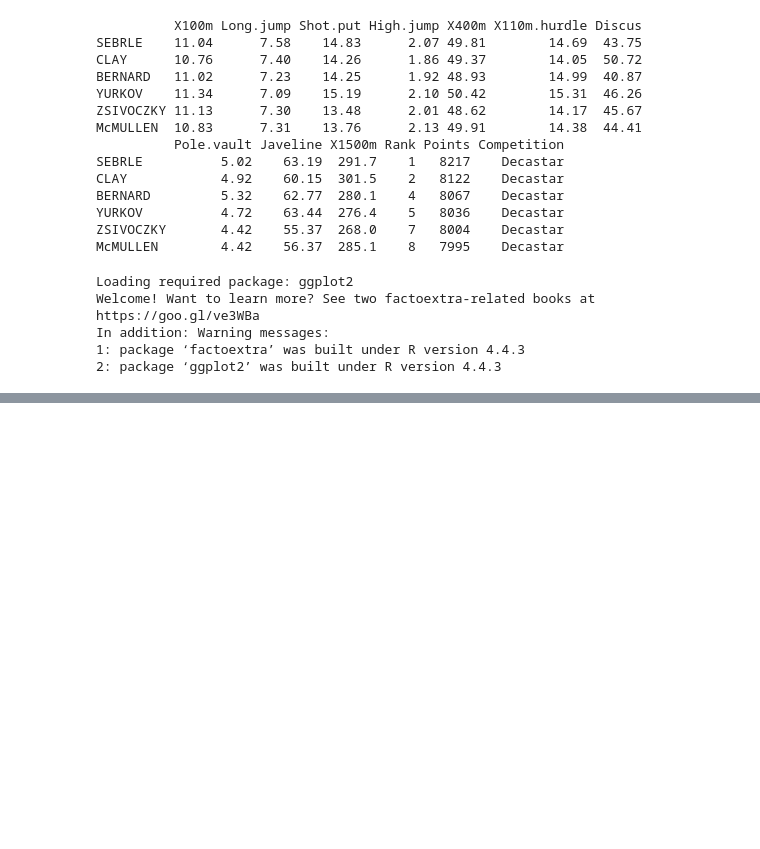
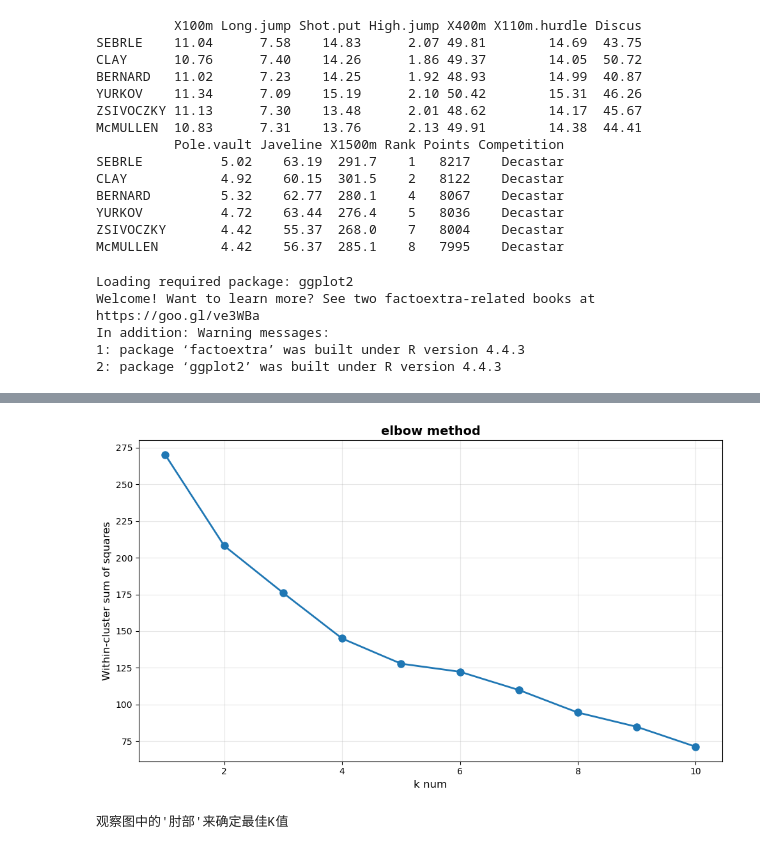
Before and after one commit to DrVinceee/Lab_2021, a Jupyter notebook: Lab_Py.ipynb, the cells around one changed output, grey strips where cells are left out. Saved outputs shown, nothing was run; the diff lists cells and outputs as text; code cells hidden in the pictures; blank space fills up the shorter version.

```diff
--- a/Lab_Py.ipynb
+++ b/Lab_Py.ipynb
@@ -194,0 +258,23 @@ plt.show()
+# %%
+# 肘部法则 (Elbow Method) - 确定最佳K值
+inertias = []
+K_range = range(1, 11)
+
+for k in K_range:
+    kmeans = KMeans(n_clusters=k, random_state=42, n_init=10)
+    kmeans.fit(X_scaled)
+    inertias.append(kmeans.inertia_)
+
+plt.figure(figsize=(10, 6))
+plt.plot(K_range, inertias, marker='o', linewidth=2, markersize=8)
+plt.xlabel('k num', fontsize=12)
+plt.ylabel('Within-cluster sum of squares', fontsize=12)
+plt.title('elbow method', fontsize=14, fontweight='bold')
+plt.grid(True, alpha=0.3)
+plt.tight_layout()
+plt.show()
+
+print("观察图中的'肘部'来确定最佳K值")
+# %% [output]
+[figure, added]
+观察图中的'肘部'来确定最佳K值
```
Also changed, not shown: parts of 13 cells of this notebook.
